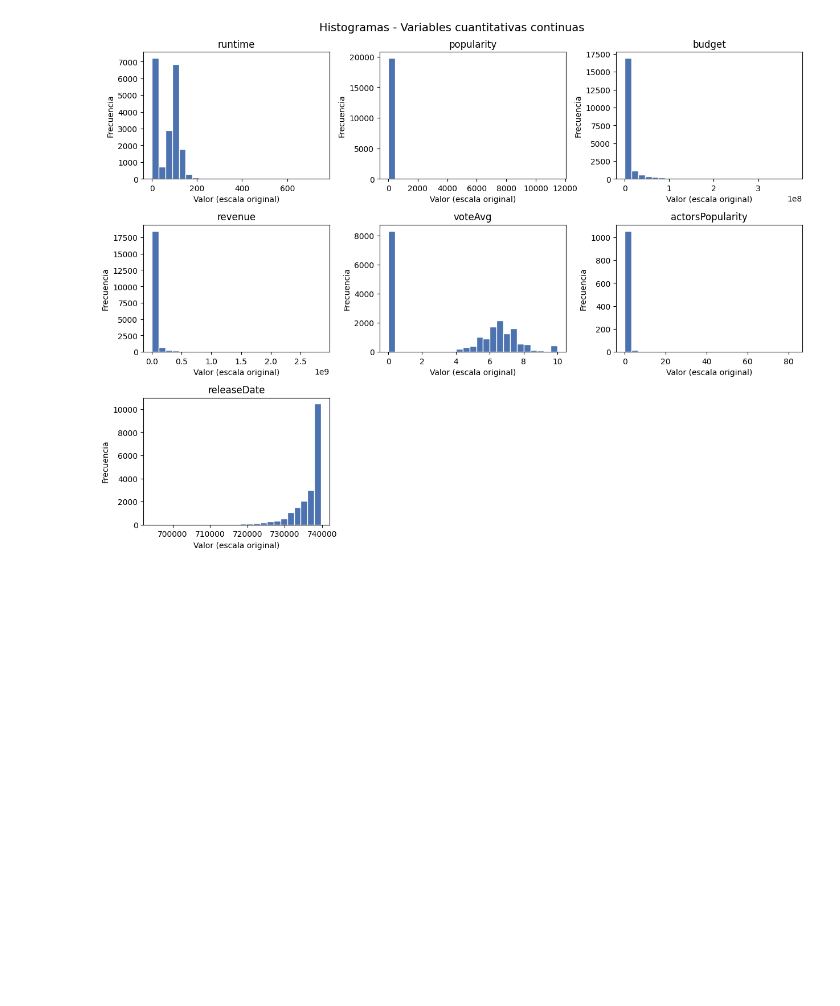
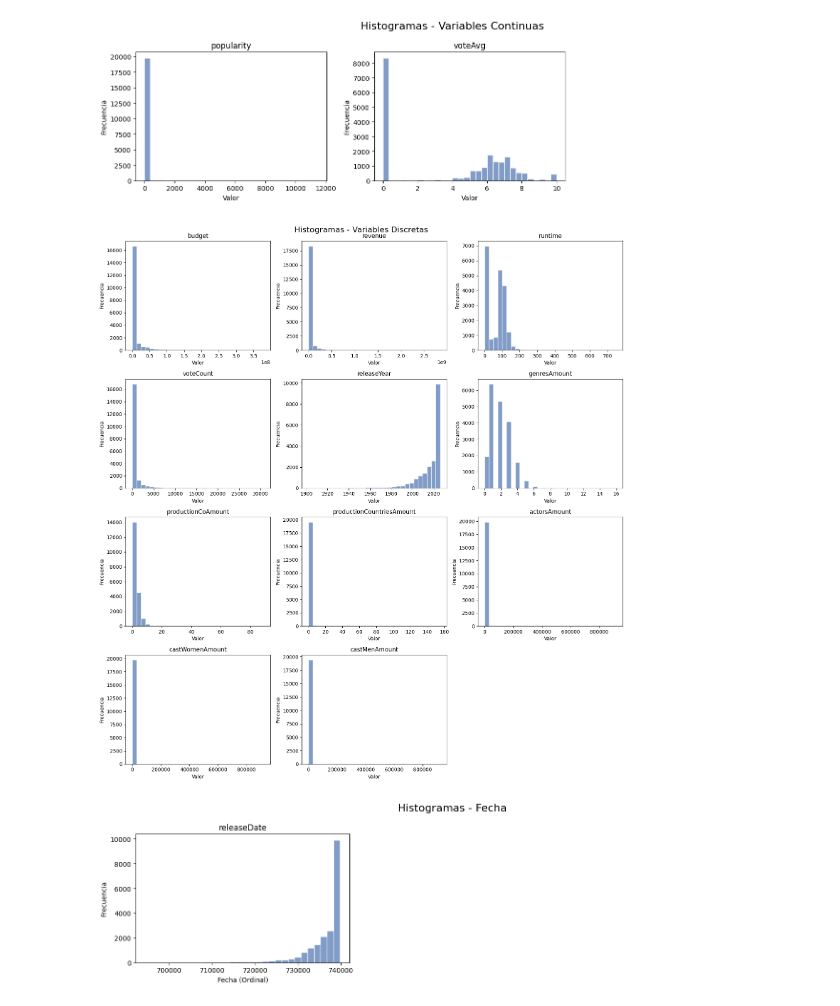
Before and after one commit to Vann06/Mineria_Datos, a Jupyter notebook: Analisis_Datos.ipynb, the cells around one changed output. Drawn from its saved outputs; the diff is of its cells as text; code cells hidden in the pictures; blank space fills up the shorter version.

```diff
--- a/Analisis_Datos.ipynb
+++ b/Analisis_Datos.ipynb
@@ -18,62 +112,76 @@ df["releaseDate"] = pd.to_datetime(df["releaseDate"], errors="coerce")
 # %%
+# Definición corregida de listas según el tipo de dato real
+
+# Continuas: Tienen decimales reales
 continuous_cols = [
-    "runtime",
     "popularity",
+    "voteAvg"
+]
+
+# Discretas: Enteros (incluye dinero y tiempo en minutos en este dataset)
+discrete_cols = [
     "budget",
     "revenue",
-    "voteAvg",
-    "actorsPopularity",
-    "releaseDate",
-]
-
-discrete_cols = [
+    "runtime",
+    "voteCount",
+    "releaseYear",
     "genresAmount",
     "productionCoAmount",
     "productionCountriesAmount",
-    "voteCount",
     "actorsAmount",
     "castWomenAmount",
-    "castMenAmount",
-    "releaseYear",
+    "castMenAmount"
 ]
 
-available_continuous = [col for col in continuous_cols if col in df.columns]
-available_discrete = [col for col in discrete_cols if col in df.columns]
-missing_cols = [
-    col
-    for col in continuous_cols + discrete_cols
-    if col not in df.columns
-]
+# Variables especiales que requieren pre-procesamiento para graficar
+date_col = ["releaseDate"] # Se convierte a ordinal
+
+# Validación de existencia de columnas
+all_cols = continuous_cols + discrete_cols + date_col
+missing_cols = [col for col in all_cols if col not in df.columns]
 if missing_cols:
-    print("No se encontraron las columnas:", missing_cols)
-
+    print("Columnas no encontradas:", missing_cols)
 
 def to_numeric(series: pd.Series) -> pd.Series:
+    # Manejo especial para fechas
     if pd.api.types.is_datetime64_any_dtype(series):
         return series.dropna().map(pd.Timestamp.toordinal)
     return pd.to_numeric(series, errors="coerce").dropna()
 
-
 def plot_histograms(columns, title):
+    if not columns: return
     cols = 3
-    rows = math.ceil(len(columns) / cols) or 1
-    fig, axes = plt.subplots(rows, cols, figsize=(cols * 4.2, rows * 3.2))
+    rows = math.ceil(len(columns) / cols)
+    fig, axes = plt.subplots(rows, cols, figsize=(cols * 5, rows * 4))
     axes = axes.flatten()
 
-    for ax, col in zip(axes, columns):
-        values = to_numeric(df[col])
-        ax.hist(values, bins=25, color="#4c72b0", edgecolor="white")
-        ax.set_title(col)
-        ax.set_ylabel("Frecuencia")
-        ax.set_xlabel("Valor (escala original)")
+    for i, col in enumerate(columns):
+        ax = axes[i]
+        if col in df.columns:
+            values = to_numeric(df[col])
+            ax.hist(values, bins=30, color="#4c72b0", edgecolor="white", alpha=0.7)
+            ax.set_title(col)
+            ax.set_ylabel("Frecuencia")
 
-    for ax in axes[len(columns):]:
-        ax.axis("off")
+            # Formato simple para fechas si aplica
+            if col == "releaseDate":
+                ax.set_xlabel("Fecha (Ordinal)")
+            else:
+                ax.set_xlabel("Valor")
 
-    fig.suptitle(title, fontsize=14)
+    # Ocultar ejes vacíos
+    for i in range(len(columns), len(axes)):
+        axes[i].axis("off")
+
+    fig.suptitle(title, fontsize=16)
     plt.tight_layout()
     plt.show()
 
-plot_histograms(available_continuous, "Histogramas - Variables cuantitativas continuas")
+# Generar gráficos separados por tipo
+plot_histograms(continuous_cols, "Histogramas - Variables Continuas")
+plot_histograms(discrete_cols, "Histogramas - Variables Discretas")
+plot_histograms(date_col, "Histogramas - Fecha")
 # %% [output]
-[figure, old version]
+[figure, new version]
+[figure, added]
+[figure, added]
```
Also changed, not shown: parts of 7 cells of this notebook, 2 other files.
